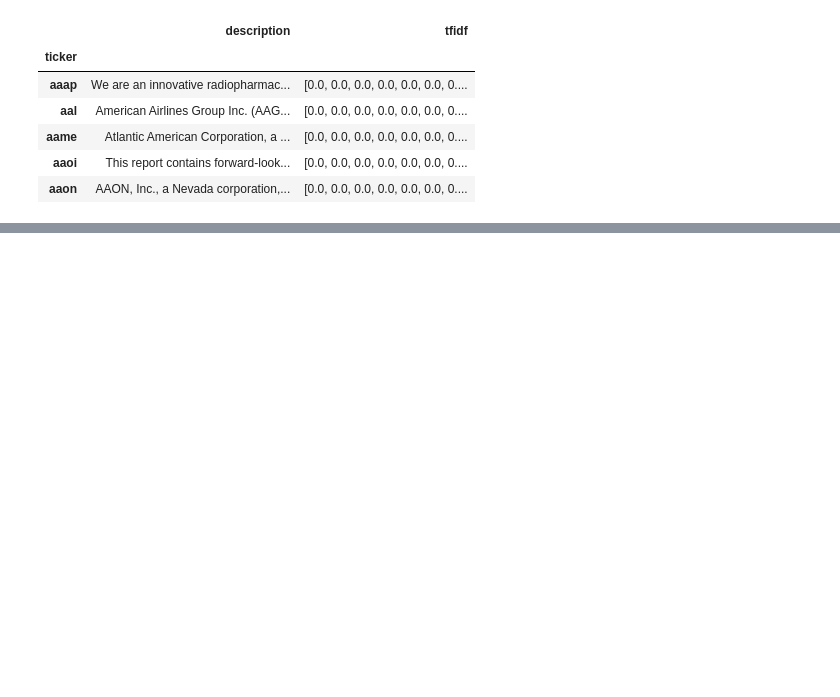
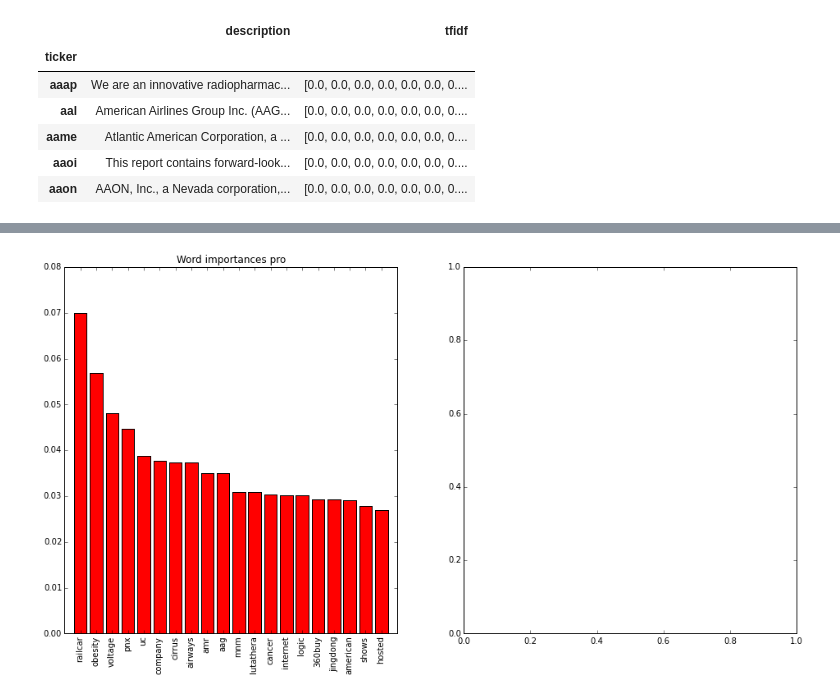
Before and after one commit to brian8128/gdelt_project, a Jupyter notebook: DataExtraction.ipynb, the cells around one changed output, grey strips where cells are left out. Drawn from its saved outputs; the diff is of its cells as text; code cells hidden in the pictures; blank space fills up the shorter version.

```diff
--- a/DataExtraction.ipynb
+++ b/DataExtraction.ipynb
@@ -131,0 +174,19 @@ array([    0, 11388, 11389, ..., 11487, 13147, 15032])
+# %%
+def draw_importances_graph(names, importances, title, ax):
+    n = len(names)
+    #ax.figure()
+    ax.set_title(title)
+    ax.bar(range(n), importances,
+           color="r", align="center")
+    ax.set_xticks(range(n))
+    ax.set_xticklabels(names, rotation='vertical')
+    ax.set_xlim([-1, n])
+    labels = ax.get_xticks()
+# %%
+f, (ax1, ax2) = plt.subplots(1, 2, figsize=(16, 8))
+draw_importances_graph(features[word_indicies_pro],
+                       importances_pro[word_indicies_pro],
+                       "Word importances pro",
+                       ax1)
+# %% [output]
+[figure, added]
```
Also changed, not shown: parts of 17 cells of this notebook.
